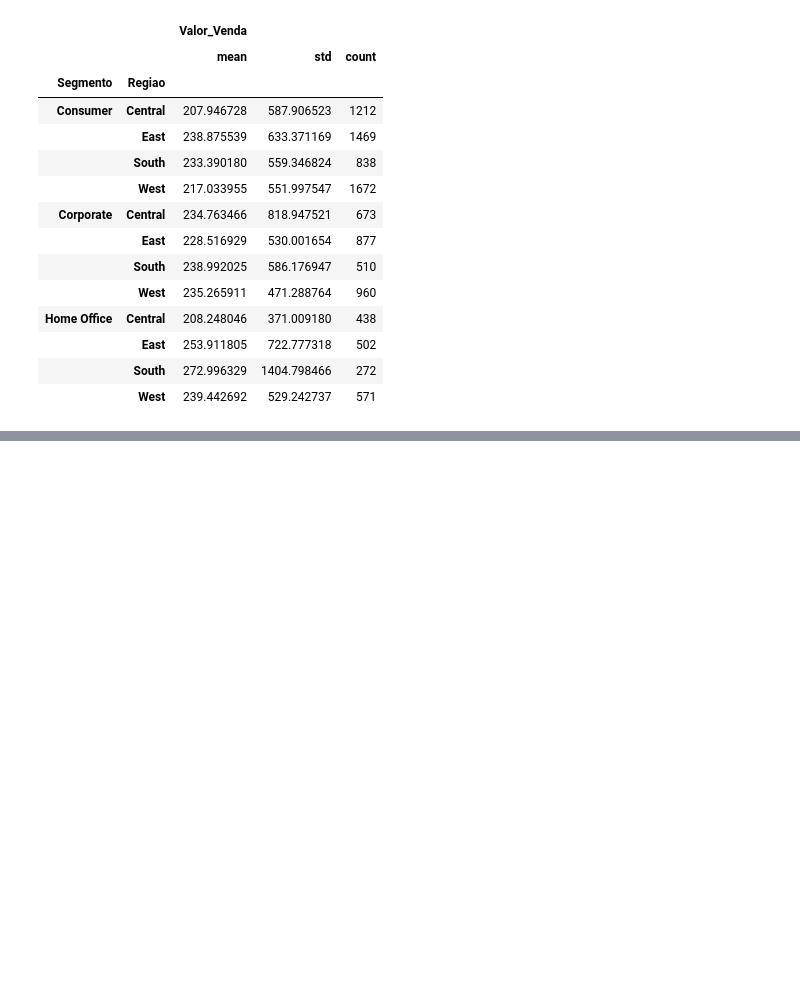
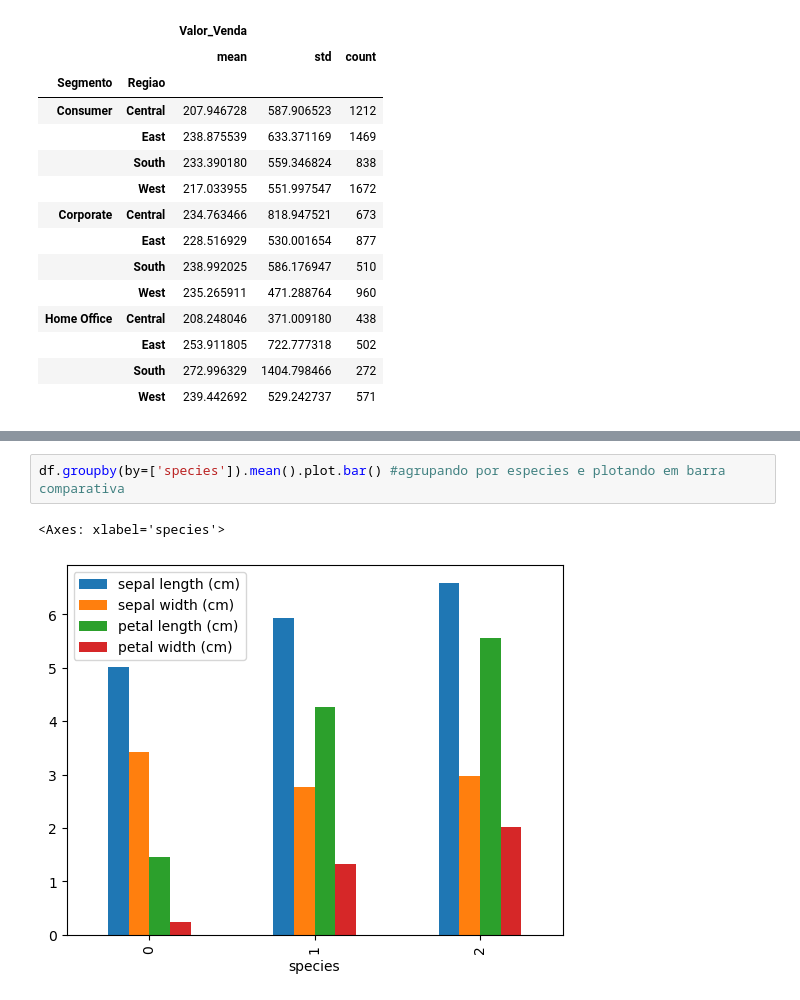
Before and after one commit to Mathcbvc/data_academy, a Jupyter notebook: pandas.ipynb, the cells around one changed output, grey strips where cells are left out. Cells and saved outputs as stored; diff of their text form; blank space fills up the shorter version.

```diff
--- a/pandas.ipynb
+++ b/pandas.ipynb
@@ -282,0 +392,5 @@ dsa_df[['Segmento','Regiao','Valor_Venda']].groupby(['Segmento','Regiao']).agg([
+# %%
+df.groupby(by=['species']).mean().plot.bar() #agrupando por especies e plotando em barra comparativa
+# %% [output]
+<Axes: xlabel='species'>
+[figure, added]
```
Also changed, not shown: parts of 18 cells of this notebook.
